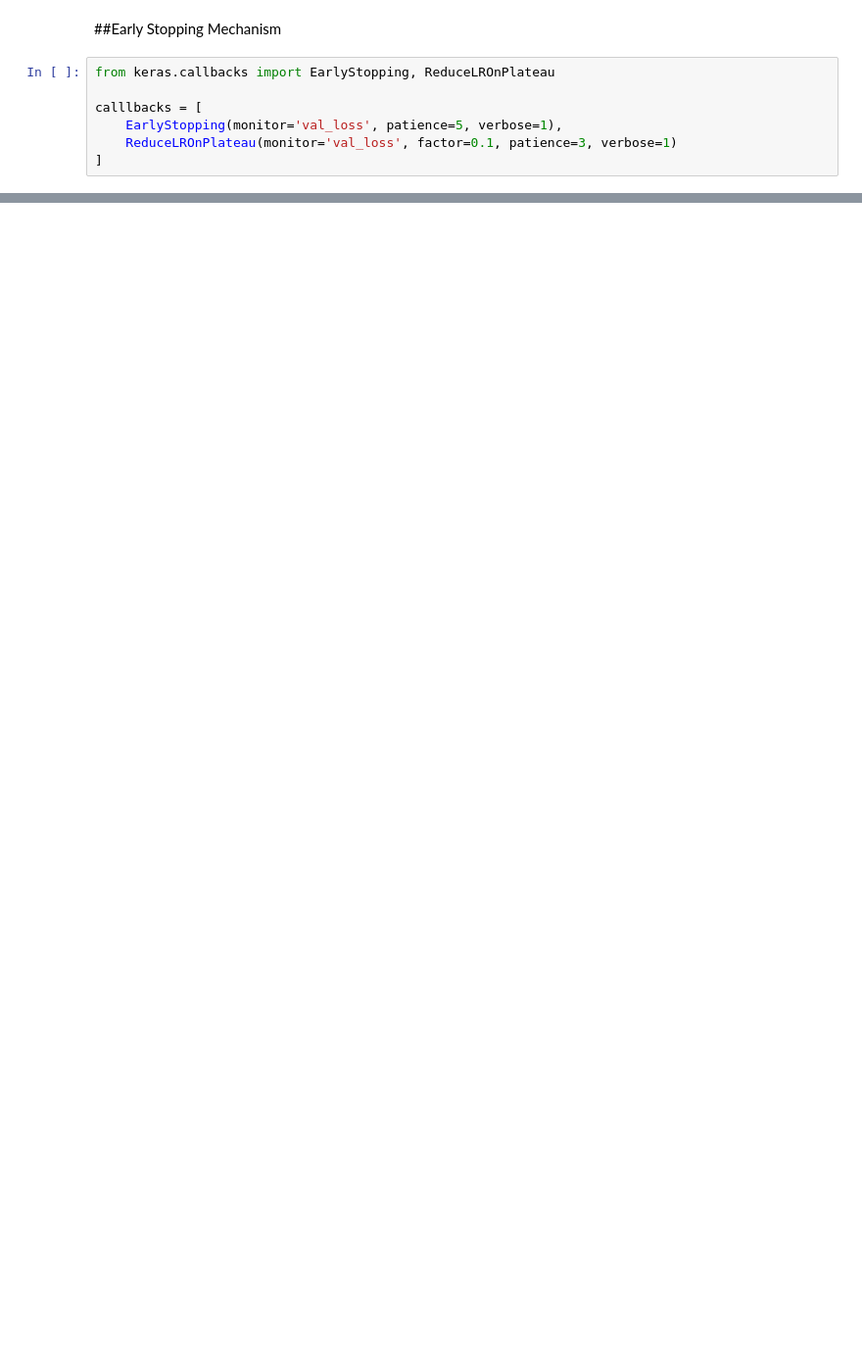
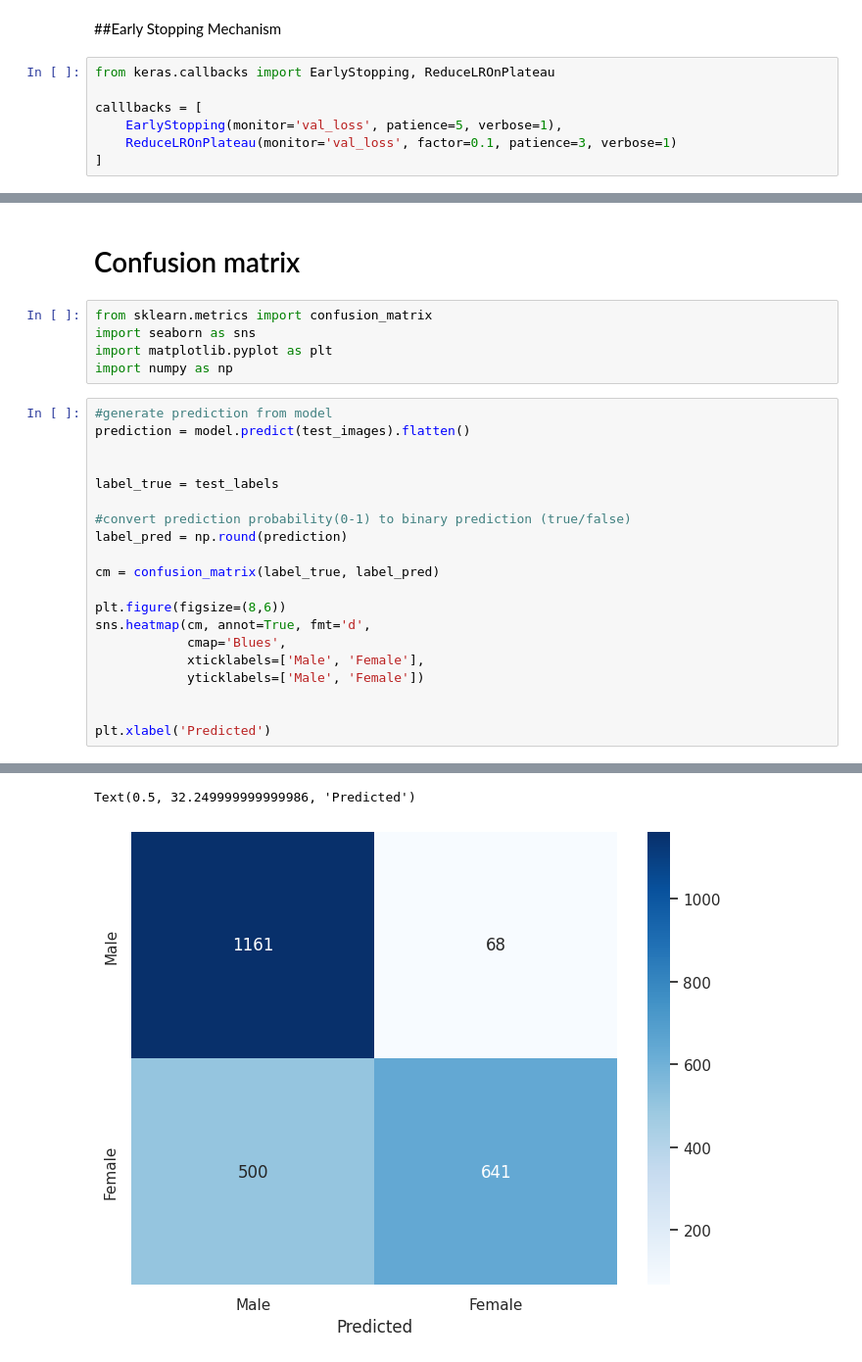
Before and after one commit to rjrizani/machine-learning, a Jupyter notebook: gender_prediction.ipynb, the cells around one changed output, grey strips where cells are left out. Shown: that part at 98% size. Drawn from its saved outputs; the diff is of its cells as text; blank space fills up the shorter version.

```diff
--- a/gender_prediction.ipynb
+++ b/gender_prediction.ipynb
@@ -242,0 +246,28 @@ Epoch 4/25
+# %% [markdown]
+# Confusion matrix
+# %%
+from sklearn.metrics import confusion_matrix
+import seaborn as sns
+import matplotlib.pyplot as plt
+import numpy as np
+# %%
+#generate prediction from model
+prediction = model.predict(test_images).flatten()
+
+
+label_true = test_labels
+
+#convert prediction probability(0-1) to binary prediction (true/false)
+label_pred = np.round(prediction)
+
+cm = confusion_matrix(label_true, label_pred)
+
+plt.figure(figsize=(8,6))
+sns.heatmap(cm, annot=True, fmt='d',
+            cmap='Blues',
+            xticklabels=['Male', 'Female'],
+            yticklabels=['Male', 'Female'])
+
+
+plt.xlabel('Predicted')
+# %% [output]
@@ -242,0 +275,2 @@ Epoch 4/25
+Text(0.5, 32.249999999999986, 'Predicted')
+[figure, added]
```
Also changed, not shown: parts of 14 cells of this notebook.
